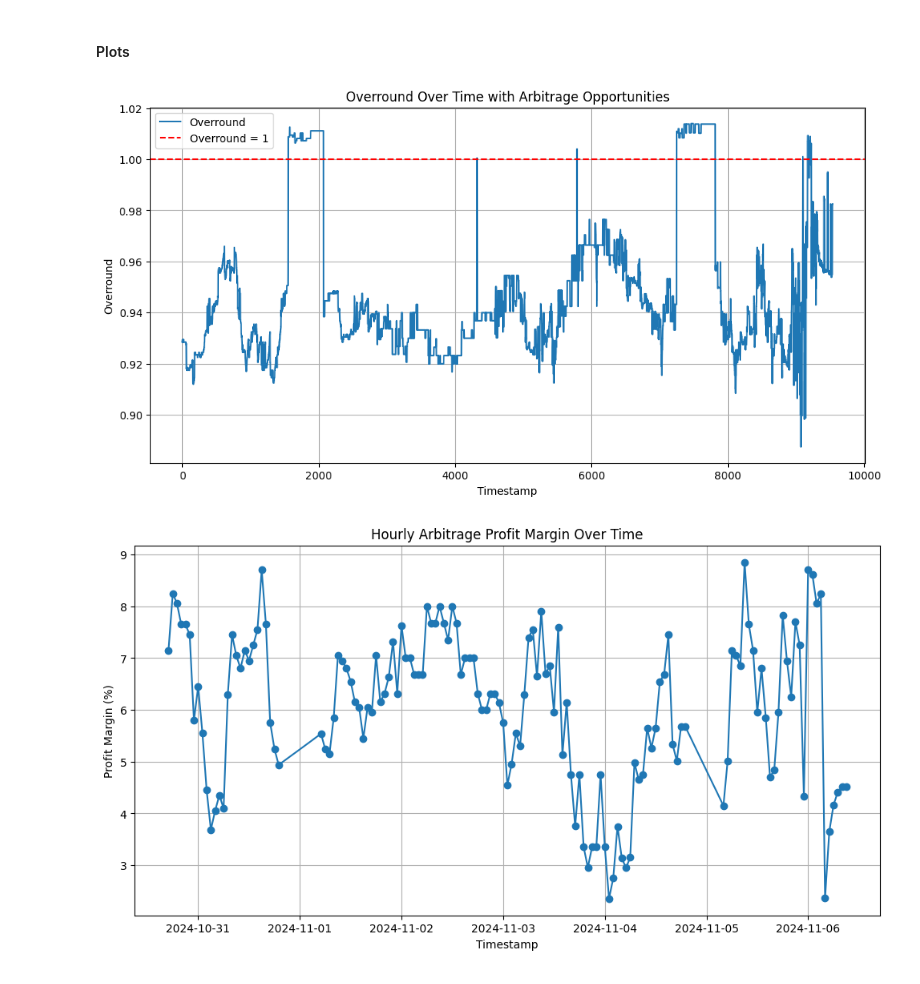
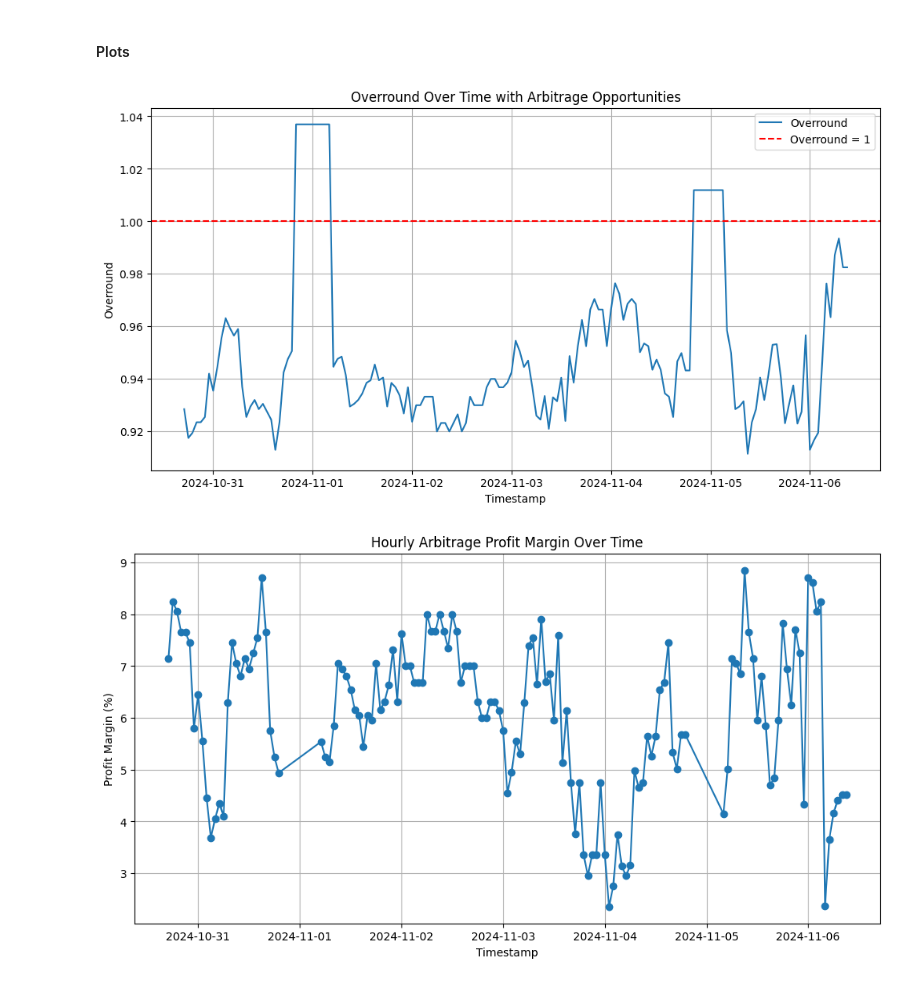
Before and after one commit to Dusoye/bookmaker_arbitrage, a Jupyter notebook: scr/analysis.ipynb, the cells around one changed output. Drawn from its saved outputs; the diff is of its cells as text; code cells hidden in the pictures.

```diff
--- a/scr/analysis.ipynb
+++ b/scr/analysis.ipynb
@@ -25,7 +25,7 @@ oddschecker_melted = oddschecker.melt(
     value_name='value'
 )
 oddschecker_melted['value'] = pd.to_numeric(oddschecker_melted['value'], errors='coerce')
-oddschecker_melted = oddschecker_melted[oddschecker_melted['source'].isin(['WH', 'SK', 'BF'])]
+oddschecker_melted = oddschecker_melted[oddschecker_melted['source'].isin(['WH', 'SK', 'LD'])]
 oddschecker_melted.rename(columns={'bet_name': 'market'}, inplace=True)
 oddschecker_prices = oddschecker_melted[['timestamp', 'market', 'source', 'value']]
 
@@ -551,20 +462,20 @@ Freq: min, dtype: float64
 # %%
 import matplotlib.dates as mdates
 
 # Plot overround over time
 plt.figure(figsize=(12, 6))
-plt.plot(best_odds_pivot.index, best_odds_pivot['overround'], label='Overround')
+plt.plot(best_odds_pivot['timestamp'], best_odds_pivot['overround'], label='Overround')
 
 
 plt.axhline(y=1, color='r', linestyle='--', label='Overround = 1')
 plt.title('Overround Over Time with Arbitrage Opportunities')
 plt.xlabel('Timestamp')
 plt.ylabel('Overround')
 plt.legend()
 plt.grid(True)
 plt.show()
 # %% [output]
-[figure, old version]
+[figure, new version]
 # %%
 # Plot profit margin over time
 plt.figure(figsize=(12, 6))
```
Also changed, not shown: parts of 16 cells of this notebook, 1 other file.
